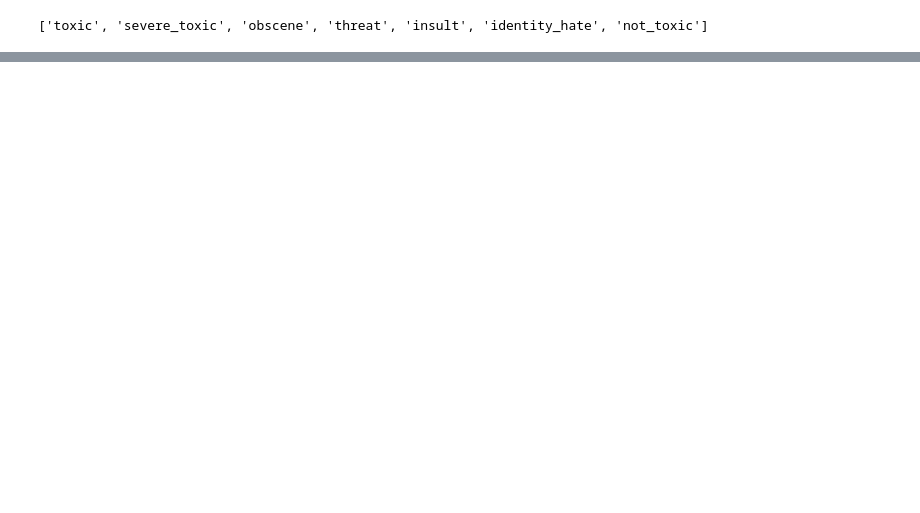
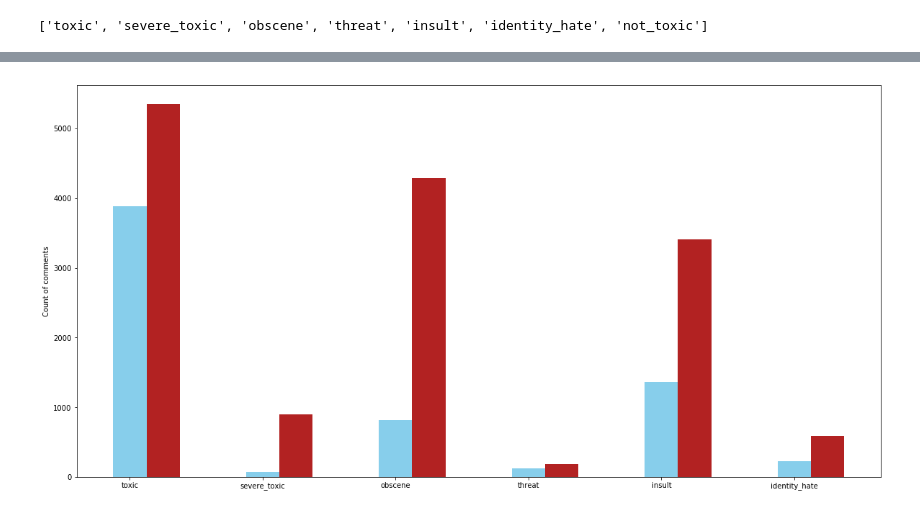
Before and after one commit to DS-BootCamp-DSI-Columbia/AY2017-2018-Winter-Collaboratory, a Jupyter notebook: Bootcamp-materials/notebooks/capstones/Jigsaw-Toxic-Comments/doc/Jigsaw_eda.ipynb, the cells around one changed output, grey strips where cells are left out. Cells and saved outputs as stored; diff of their text form; code cells hidden in the pictures; blank space fills up the shorter version.

```diff
--- a/Bootcamp-materials/notebooks/capstones/Jigsaw-Toxic-Comments/doc/Jigsaw_eda.ipynb
+++ b/Bootcamp-materials/notebooks/capstones/Jigsaw-Toxic-Comments/doc/Jigsaw_eda.ipynb
@@ -118,0 +168,19 @@ for i in range(2):
+# %%
+# Zoom out last plot with out non_toxic comments
+
+data = [[0 for i in range(len(type_names)-1)] for j in range(2)]
+
+for idx, name in enumerate(type_names[:6]):
+    data[0][idx] = (df_dict[name]['bad_word_count'] == 0).sum()
+    data[1][idx] = (df_dict[name]['bad_word_count'] != 0).sum()
+
+
+X = np.arange(len(type_names)-1)
+plt.bar(X + 0.00, data[0], color = 'skyblue', width = 0.25)
+plt.bar(X + 0.25, data[1], color = 'firebrick', width = 0.25)
+y_labels = type_names[:6]
+plt.xticks(range(6),y_labels)
+plt.ylabel("Count of comments")
+plt.show()
+# %% [output]
+[figure, added]
```
Also changed, not shown: parts of 8 cells of this notebook, 5 other files.
